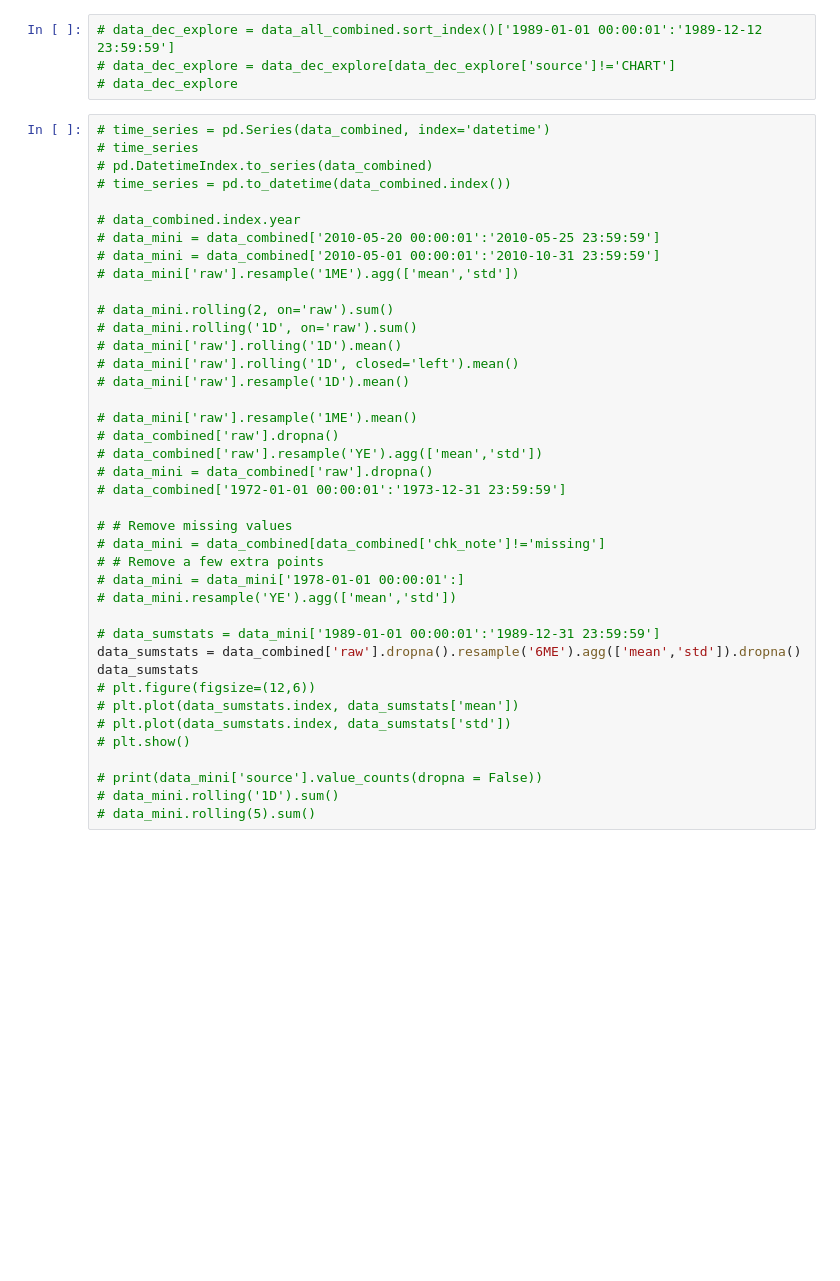
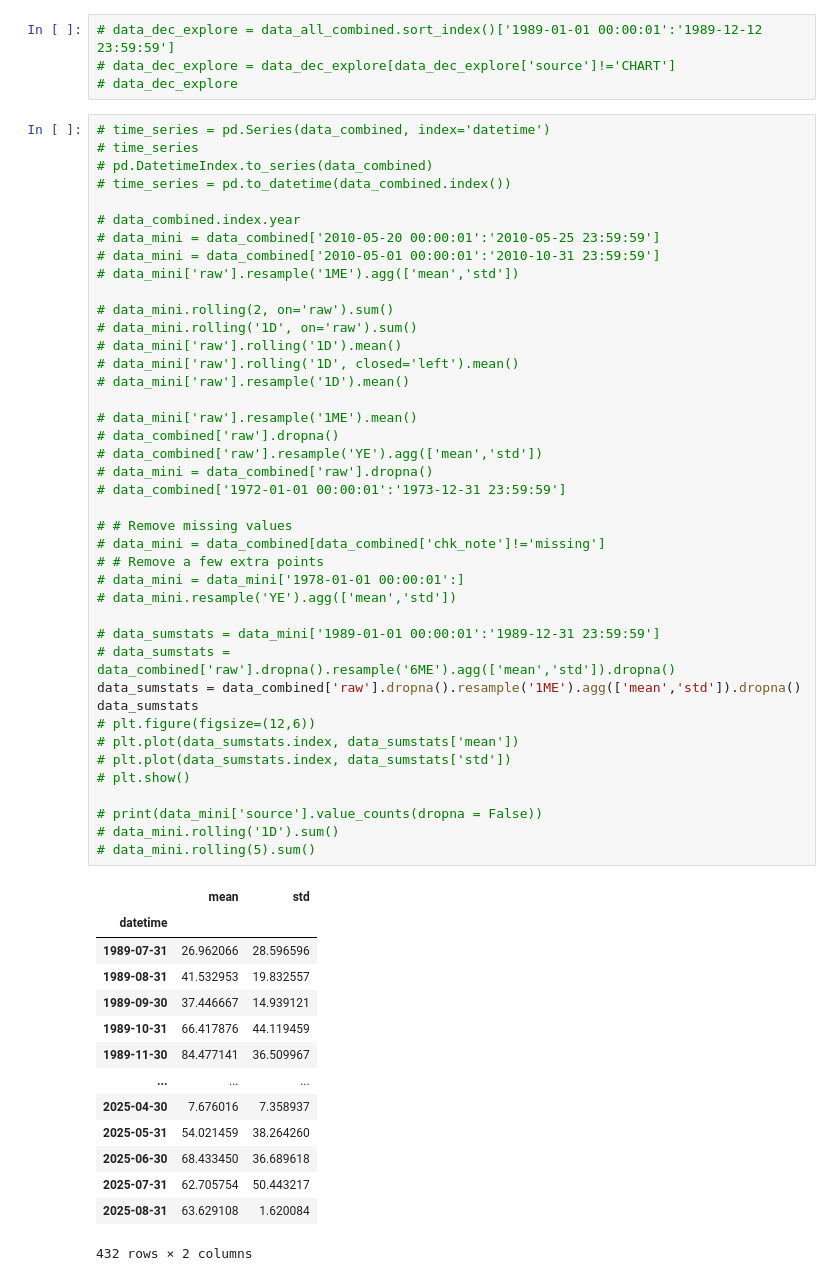
Before and after one commit to gmcginnis/info-698-capstone, a Jupyter notebook: 01_eda.ipynb, the cells around one changed output. Cells and saved outputs as stored; diff of their text form; blank space fills up the shorter version.

```diff
--- a/01_eda.ipynb
+++ b/01_eda.ipynb
@@ -443,34 +391,50 @@ print(data_combined['source'].value_counts(dropna = False))
 # data_mini['raw'].resample('1ME').agg(['mean','std'])
 
 # data_mini.rolling(2, on='raw').sum()
 # data_mini.rolling('1D', on='raw').sum()
 # data_mini['raw'].rolling('1D').mean()
 # data_mini['raw'].rolling('1D', closed='left').mean()
 # data_mini['raw'].resample('1D').mean()
 
 # data_mini['raw'].resample('1ME').mean()
 # data_combined['raw'].dropna()
 # data_combined['raw'].resample('YE').agg(['mean','std'])
 # data_mini = data_combined['raw'].dropna()
 # data_combined['1972-01-01 00:00:01':'1973-12-31 23:59:59']
 
 # # Remove missing values
 # data_mini = data_combined[data_combined['chk_note']!='missing']
 # # Remove a few extra points
 # data_mini = data_mini['1978-01-01 00:00:01':]
 # data_mini.resample('YE').agg(['mean','std'])
 
 # data_sumstats = data_mini['1989-01-01 00:00:01':'1989-12-31 23:59:59']
-data_sumstats = data_combined['raw'].dropna().resample('6ME').agg(['mean','std']).dropna()
+# data_sumstats = data_combined['raw'].dropna().resample('6ME').agg(['mean','std']).dropna()
+data_sumstats = data_combined['raw'].dropna().resample('1ME').agg(['mean','std']).dropna()
 data_sumstats
 # plt.figure(figsize=(12,6))
 # plt.plot(data_sumstats.index, data_sumstats['mean'])
 # plt.plot(data_sumstats.index, data_sumstats['std'])
 # plt.show()
 
 # print(data_mini['source'].value_counts(dropna = False))
 # data_mini.rolling('1D').sum()
 # data_mini.rolling(5).sum()
+# %% [output]
+|  | mean | std |
+| datetime |  |  |
+| 1989-07-31 | 26.962066 | 28.596596 |
+| 1989-08-31 | 41.532953 | 19.832557 |
+| 1989-09-30 | 37.446667 | 14.939121 |
+| 1989-10-31 | 66.417876 | 44.119459 |
+| 1989-11-30 | 84.477141 | 36.509967 |
+| ... | ... | ... |
+| 2025-04-30 | 7.676016 | 7.358937 |
+| 2025-05-31 | 54.021459 | 38.264260 |
+| 2025-06-30 | 68.433450 | 36.689618 |
+| 2025-07-31 | 62.705754 | 50.443217 |
+| 2025-08-31 | 63.629108 | 1.620084 |
+432 rows × 2 columns
 # %%
 #Plot
 
```
Also changed, not shown: parts of 11 cells of this notebook.
